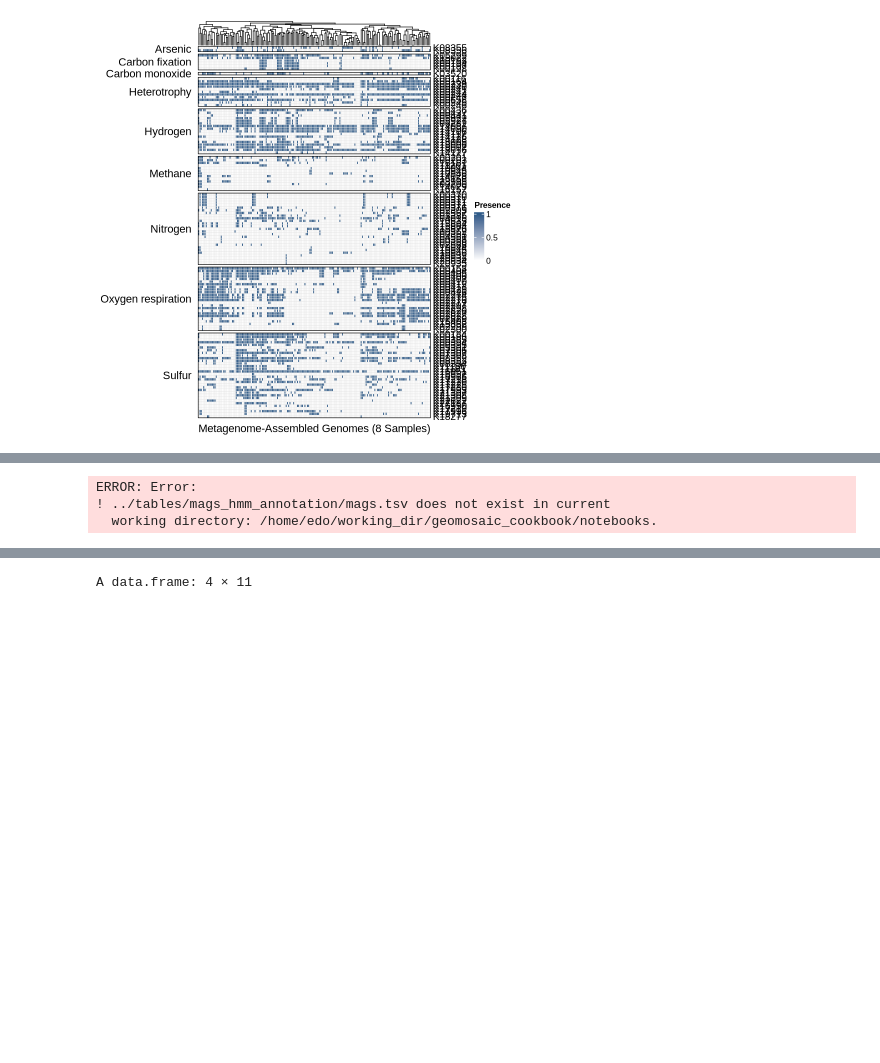
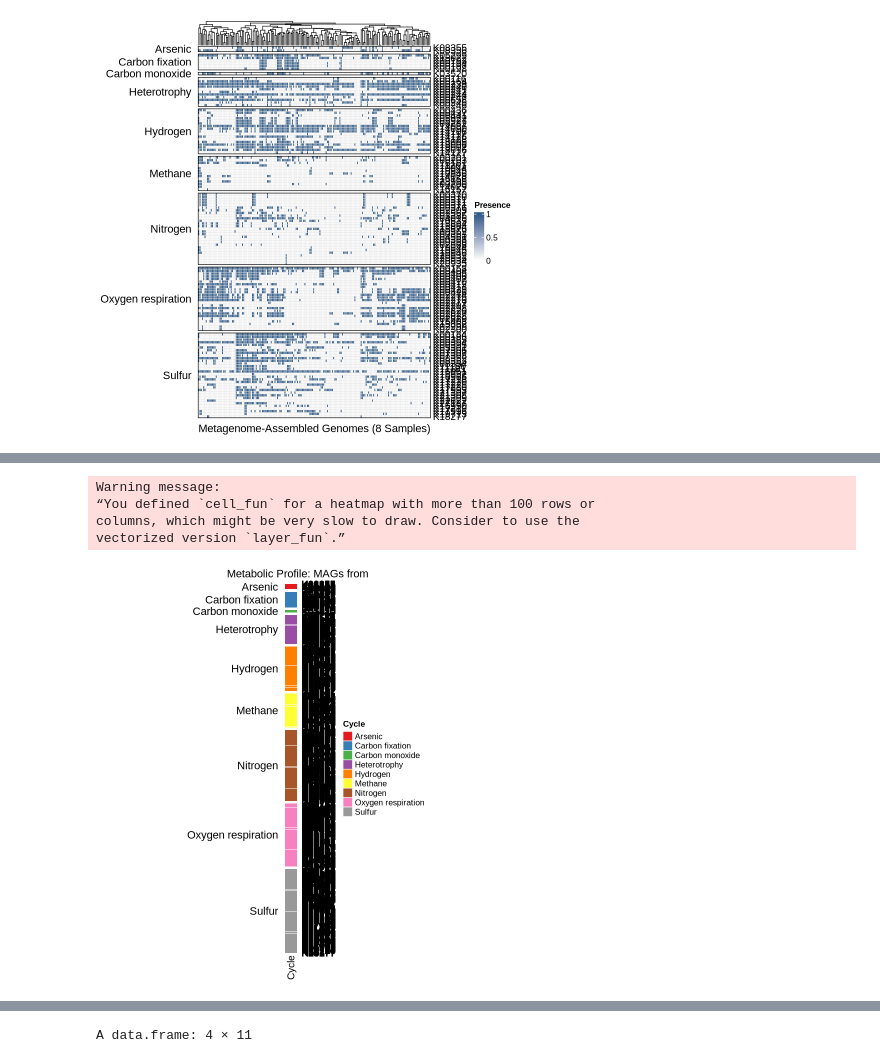
Before and after one commit to EdoT99/geomosaic_cookbook, a Jupyter notebook: notebooks/geomosaic_mags-hmma.ipynb, the cells around one changed output, grey strips where cells are left out. Saved outputs shown, nothing was run; the diff lists cells and outputs as text; code cells hidden in the pictures; blank space fills up the shorter version.

Commit message:
update mags-hmma plot

```diff
--- a/notebooks/geomosaic_mags-hmma.ipynb
+++ b/notebooks/geomosaic_mags-hmma.ipynb
@@ -276,0 +330,4 @@ ko_metadata <- read_delim("../tables/geomosaic_biogeochemical_kos", delim = "\t"
+# %%
+plot_data <- sample_df %>%
+  inner_join(ko_metadata, by = c("HMM_model" = "KO")) %>%
+  arrange(cycle) # Group them by biological function
@@ -277,10 +400,57 @@ ko_metadata <- read_delim("../tables/geomosaic_biogeochemical_kos", delim = "\t"
 # %%
-raw_data <- as.data.frame(read_delim("../tables/mags_hmm_annotation/mags.tsv",
-                       delim = "\t",
-                       ))
-rownames(raw_data) <- raw_data$HMM_model
-raw_data$HMM_model <- NULL
+single_sample_df <- as.data.frame(sample_df)
+rownames(single_sample_df) <- single_sample_df$HMM_model
+single_sample_df$HMM_model <- NULL
-# %% [output]
-ERROR: Error:
-! ../tables/mags_hmm_annotation/mags.tsv does not exist in current
-  working directory: /home/edo/working_dir/geomosaic_cookbook/notebooks.
+# %%
+unique_cats <- unique(plot_data$cycle)
+
+# Generate a palette automatically (using 1 color per category)
+library(RColorBrewer)
+my_palette <- brewer.pal(n = max(3, length(unique_cats)), name = "Set1")
+
+# Create the named vector: c("Nitrogen" = "#E41A1C", "Carbon" = "#377EB8", ...)
+cat_colors <- setNames(my_palette[1:length(unique_cats)], unique_cats)
+# %%
+mat <- plot_data %>%
+  select(starts_with("CR18_")) %>% # Selects columns like S1_mag_1, S2_mag_1...
+  as.matrix()
+
+rownames(mat) <- plot_data$HMM_model
+# %%
+
+
+# 1. Create the Row Annotation (The color bar on the left)
+row_ha = rowAnnotation(
+    Cycle = plot_data$cycle,
+    col = list(Cycle = cat_colors),
+    show_legend = TRUE
+)
+
+# 2. Build the Heatmap
+hb <- Heatmap(mat,
+        name = "Presence",
+        col = c("0" = "white", "1" = "black"), # Base colors
+
+        # This logic colors the '1's based on the row's Category
+        cell_fun = function(j, i, x, y, width, height, fill) {
+            if(mat[i, j] == 1) {
+                grid.rect(x, y, width, height,
+                          gp = gpar(fill = cat_colors[plot_data$cycle[i]], col = NA))
+            }
+        },
+
+        left_annotation = row_ha, # Adds the color bar
+        row_split = plot_data$cycle,
+        cluster_rows = FALSE,
+        show_column_names = FALSE,
+        row_title_rot = 0,
+        column_title = paste0("Metabolic Profile: MAGs from "),
+        border = TRUE)
+
+draw(hb, heatmap_legend_side = "right", annotation_legend_side = "right")
+# %% [output]
+Warning message:
+“You defined `cell_fun` for a heatmap with more than 100 rows or
+columns, which might be very slow to draw. Consider to use the
+vectorized version `layer_fun`.”
+[figure, added]
```
Also changed, not shown: parts of 44 cells of this notebook.
